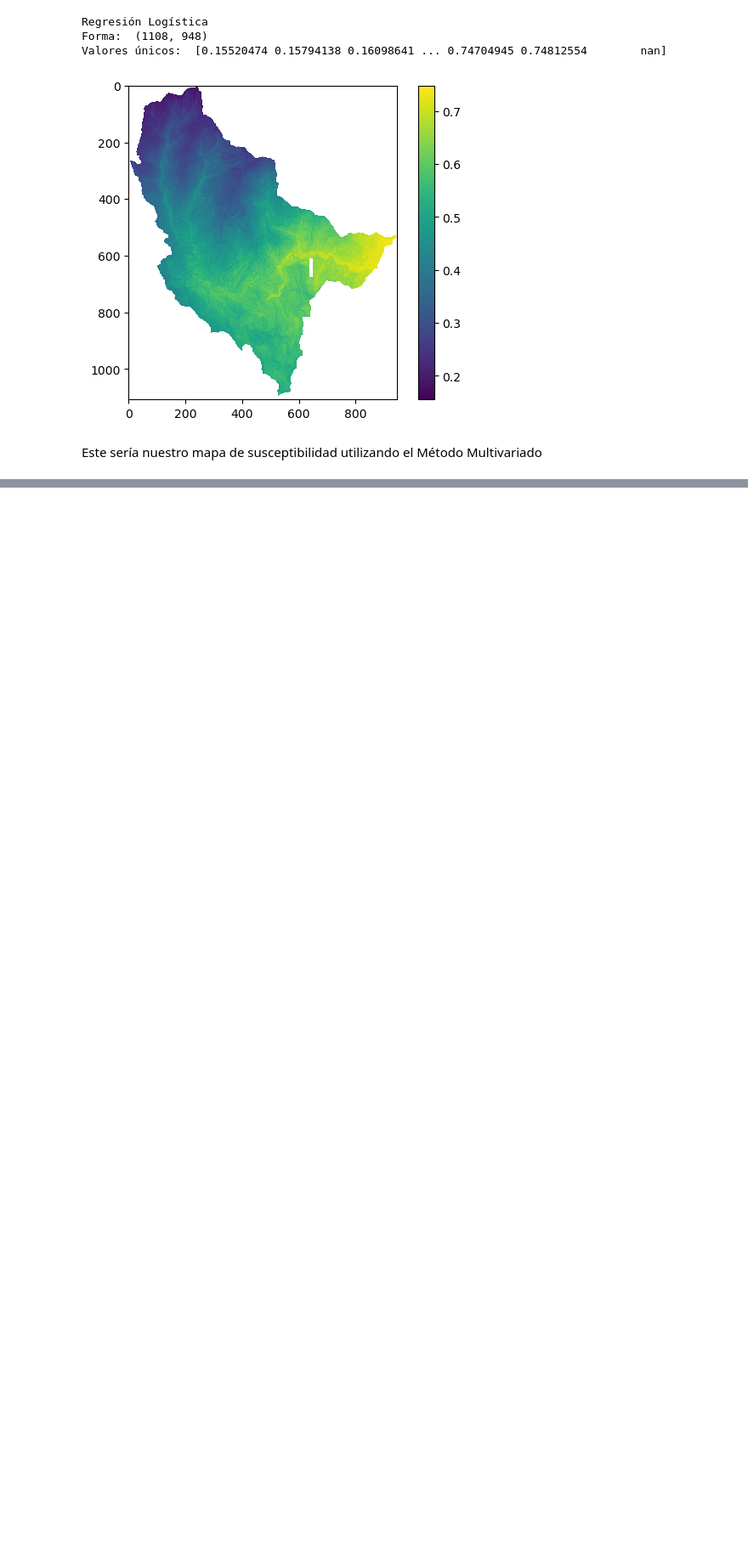
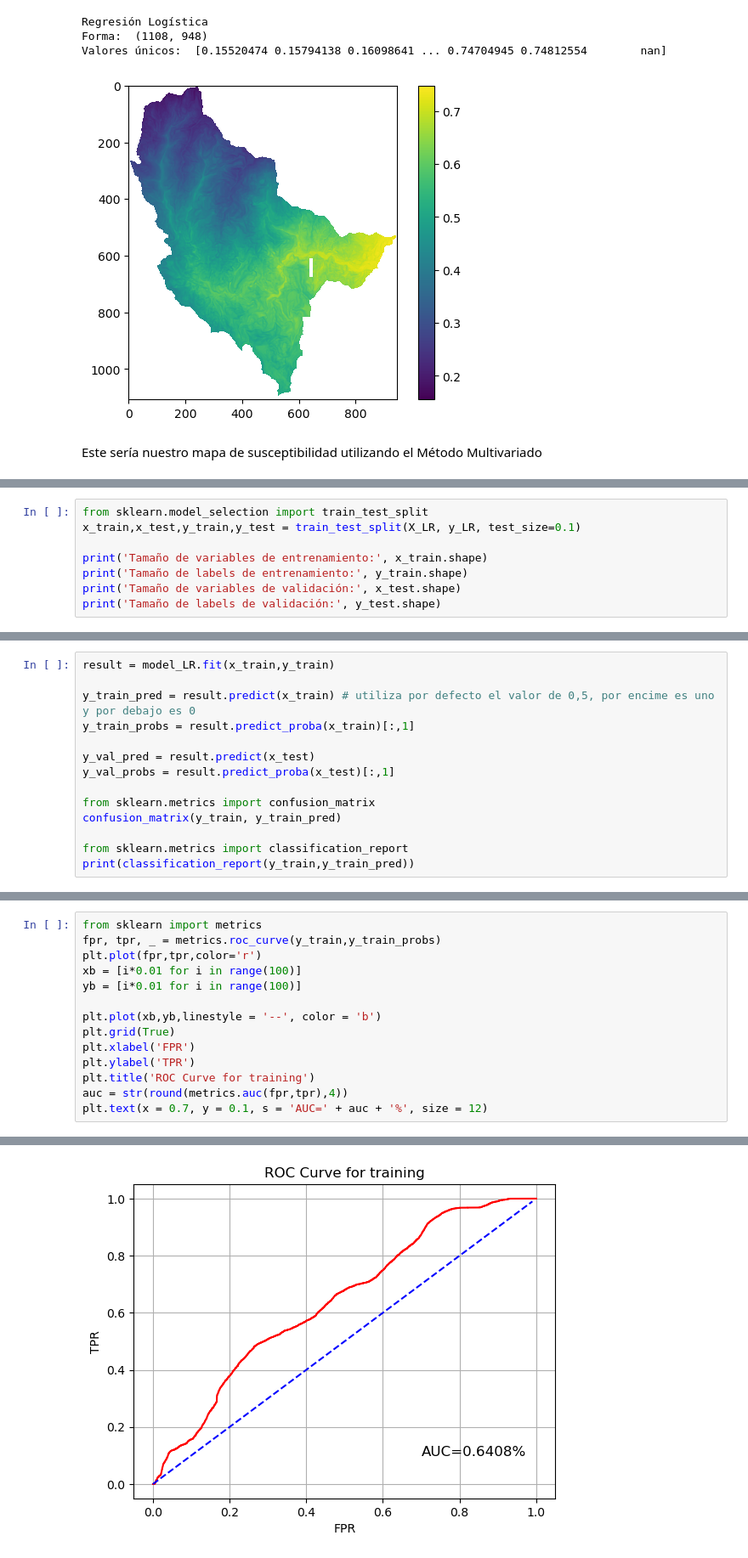
Before and after one commit to KevinVillegas407/Cartografia_Geotecnica, a Jupyter notebook: Taller_8 - Métodos Multivariados/Métodos_Multivariados.ipynb, the cells around one changed output, grey strips where cells are left out. Shown at 85% size. Saved outputs shown, nothing was run; the diff lists cells and outputs as text; blank space fills up the shorter version.

```diff
--- a/Taller_8 - Métodos Multivariados/Métodos_Multivariados.ipynb
+++ b/Taller_8 - Métodos Multivariados/Métodos_Multivariados.ipynb
@@ -415,0 +418,8 @@ Este sería nuestro mapa de susceptibilidad utilizando el Método Multivariado
+# %%
+from sklearn.model_selection import train_test_split
+x_train,x_test,y_train,y_test = train_test_split(X_LR, y_LR, test_size=0.1)
+
+print('Tamaño de variables de entrenamiento:', x_train.shape)
+print('Tamaño de labels de entrenamiento:', y_train.shape)
+print('Tamaño de variables de validación:', x_test.shape)
+print('Tamaño de labels de validación:', y_test.shape)
@@ -415,0 +433,14 @@ Este sería nuestro mapa de susceptibilidad utilizando el Método Multivariado
+# %%
+result = model_LR.fit(x_train,y_train)
+
+y_train_pred = result.predict(x_train) # utiliza por defecto el valor de 0,5, por encime es uno y por debajo es 0
+y_train_probs = result.predict_proba(x_train)[:,1]
+
+y_val_pred = result.predict(x_test)
+y_val_probs = result.predict_proba(x_test)[:,1]
+
+from sklearn.metrics import confusion_matrix
+confusion_matrix(y_train, y_train_pred)
+
+from sklearn.metrics import classification_report
+print(classification_report(y_train,y_train_pred))
@@ -415,0 +456,15 @@ Este sería nuestro mapa de susceptibilidad utilizando el Método Multivariado
+# %%
+from sklearn import metrics
+fpr, tpr, _ = metrics.roc_curve(y_train,y_train_probs)
+plt.plot(fpr,tpr,color='r')
+xb = [i*0.01 for i in range(100)]
+yb = [i*0.01 for i in range(100)]
+
+plt.plot(xb,yb,linestyle = '--', color = 'b')
+plt.grid(True)
+plt.xlabel('FPR')
+plt.ylabel('TPR')
+plt.title('ROC Curve for training')
+auc = str(round(metrics.auc(fpr,tpr),4))
+plt.text(x = 0.7, y = 0.1, s = 'AUC=' + auc + '%', size = 12)
+# %% [output]
@@ -415,0 +472 @@ Este sería nuestro mapa de susceptibilidad utilizando el Método Multivariado
+[figure, added]
```
Also changed, not shown: parts of 13 cells of this notebook.
